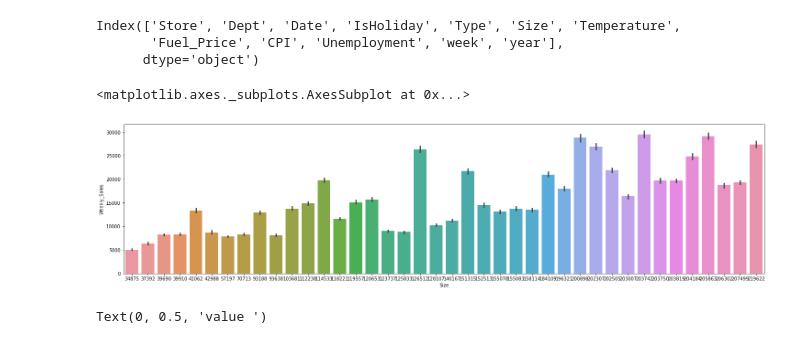
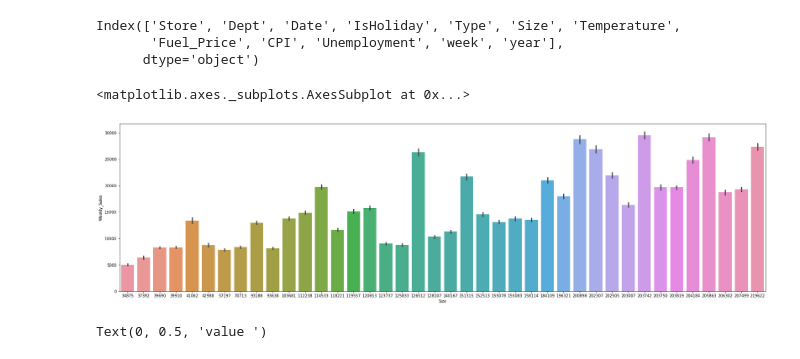
Before and after one commit to ClovisMonteiro/Data-solutions, a Jupyter notebook: Task_2_Walmart_Sales_Prediction.ipynb, the cells around one changed output. Cells and saved outputs as stored; diff of their text form; code cells hidden in the pictures.

```diff
--- a/Task_2_Walmart_Sales_Prediction.ipynb
+++ b/Task_2_Walmart_Sales_Prediction.ipynb
@@ -501,11 +530,11 @@ Index(['Store', 'Dept', 'Date', 'IsHoliday', 'Type', 'Size', 'Temperature',
        'Fuel_Price', 'CPI', 'Unemployment', 'week', 'year'],
       dtype='object')
 # %%
-plt.figure(figsize=(25,6))
+plt.figure(figsize=(30,8))
 sns.barplot(x='Size', y='Weekly_Sales', data=df_train)
 # %% [output]
 <matplotlib.axes._subplots.AxesSubplot at 0x...>
-[figure, old version]
+[figure, new version]
 # %%
 ax = sns.distplot(df_train['Weekly_Sales'])
 ax.figure.set_size_inches(12,6)
```
Also changed, not shown: parts of 21 cells of this notebook.
